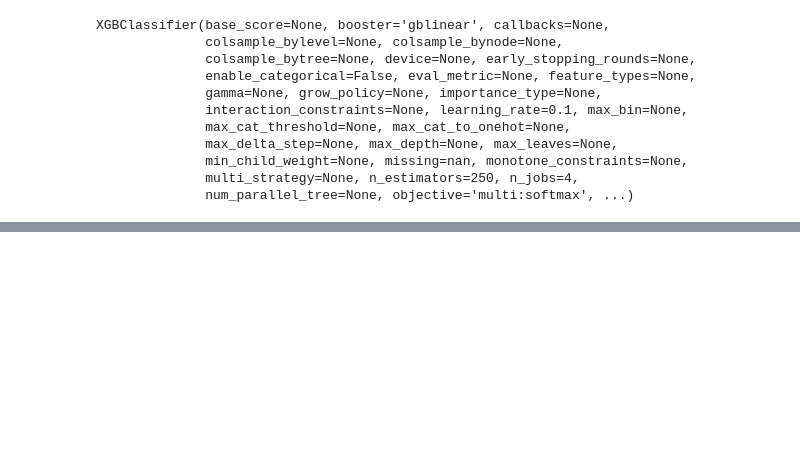
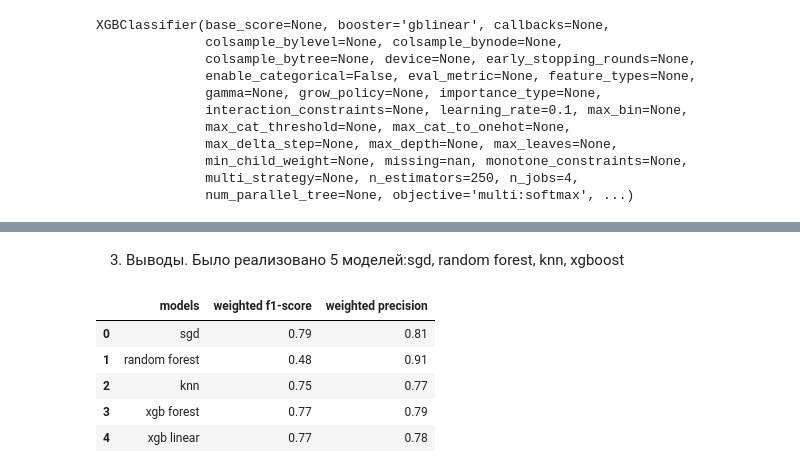
Before and after one commit to Perekrest/ML, a Jupyter notebook: Clf.ipynb, the cells around one changed output, grey strips where cells are left out. Cells and saved outputs as stored; diff of their text form; code cells hidden in the pictures; blank space fills up the shorter version.

```diff
--- a/Clf.ipynb
+++ b/Clf.ipynb
@@ -531,0 +567,17 @@ weighted avg       0.78      0.77      0.78      7955
+# %%
+data = {'models':['sgd','random forest','knn','xgb forest','xgb linear'],
+       'weighted f1-score':[ 0.79 ,0.48 ,0.75,0.77,0.77],
+       'weighted precision':[ 0.81,0.91, 0.77,0.79,0.78]}
+dataFrame = pd.DataFrame(data)
+# %% [markdown]
+3. Выводы.
+   Было реализовано 5 моделей:sgd, random forest, knn, xgboost
+# %%
+dataFrame
+# %% [output]
+|  | models | weighted f1-score | weighted precision |
+| 0 | sgd | 0.79 | 0.81 |
+| 1 | random forest | 0.48 | 0.91 |
+| 2 | knn | 0.75 | 0.77 |
+| 3 | xgb forest | 0.77 | 0.79 |
+| 4 | xgb linear | 0.77 | 0.78 |
```
Also changed, not shown: parts of 12 cells of this notebook.
